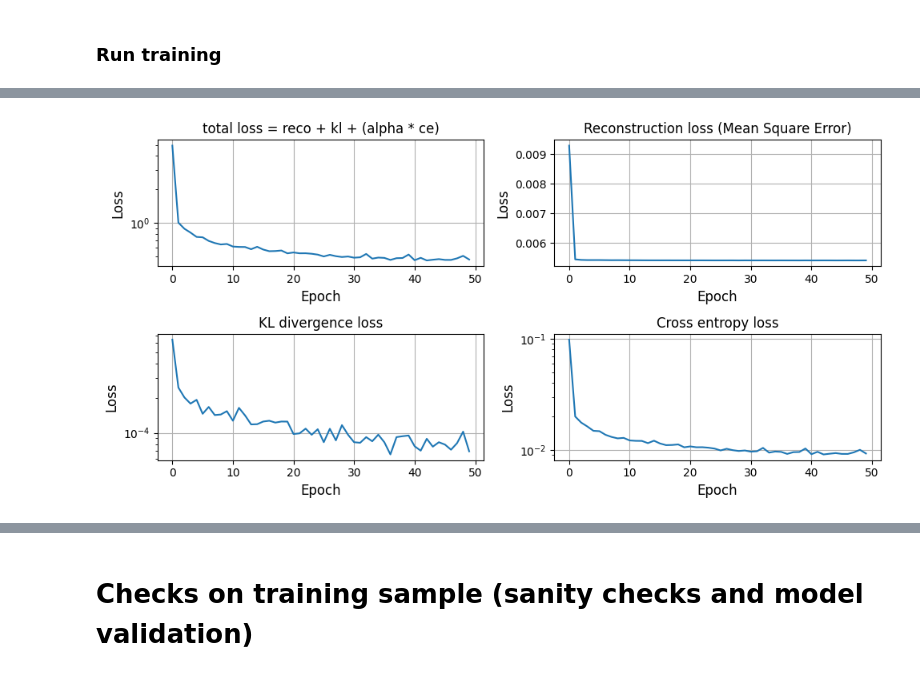
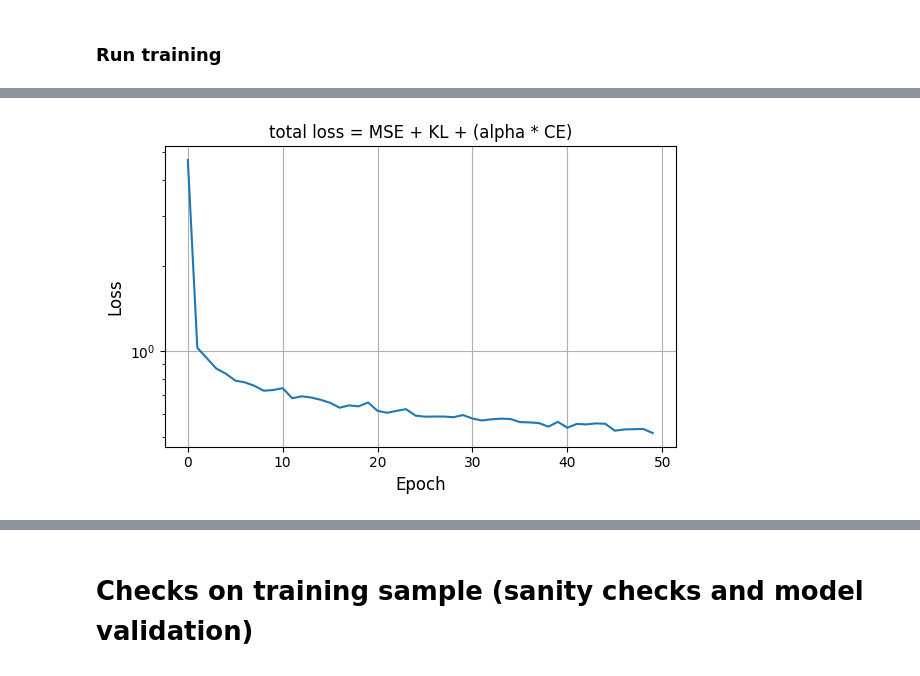
Before and after one commit to eberthol/PSD_GMVA_paper, a Jupyter notebook: GMVAE/Minimal_GMVAE.ipynb, the cells around one changed output, grey strips where cells are left out. Cells and saved outputs as stored; diff of their text form; code cells hidden in the pictures.

```diff
--- a/GMVAE/Minimal_GMVAE.ipynb
+++ b/GMVAE/Minimal_GMVAE.ipynb
@@ -168,25 +127,4 @@ Epoch 049 | loss = 0.4698
-# %%
-fig, axs = plt.subplots(2, 2, figsize=(10, 5))
-
-axs = axs.flatten()
-axs[0].set_title(f'total loss = reco + kl + (alpha * ce)')
-axs[1].set_title(f'Reconstruction loss (Mean Square Error)')
-axs[2].set_title(f'KL divergence loss')
-axs[3].set_title(f'Cross entropy loss')
-
-axs[0].plot(total_loss)
-axs[1].plot(total_reco)
-axs[2].plot(total_kl)
-axs[3].plot(total_ce)
-
-
-for i in range(0, 4):
-    axs[i].set_xlabel("Epoch", fontsize=12)
-    axs[i].set_ylabel("Loss", fontsize=12)
-    if i!=1:
-        axs[i].set_yscale('log')
-    axs[i].grid()
-plt.tight_layout()
-plt.show()
-# %% [output]
-[figure, removed]
+# %%
+gpv.plot_loss_function(total_loss, title='total loss = MSE + KL + (alpha * CE)', logScale=True, fig_size=(6, 4))
+# %% [output]
+[figure, added]
```
Also changed, not shown: parts of 30 cells of this notebook, 2 other files.
